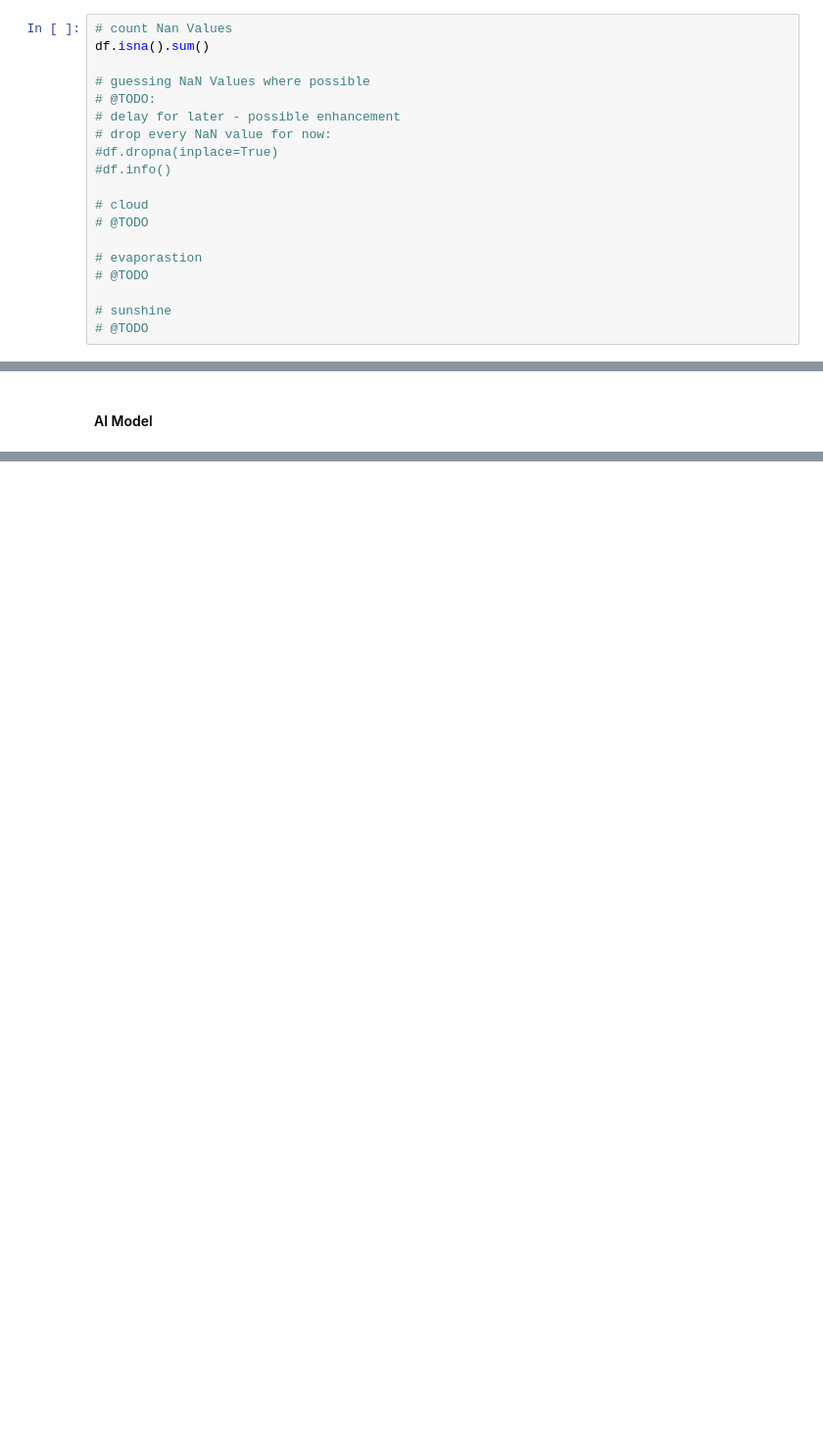
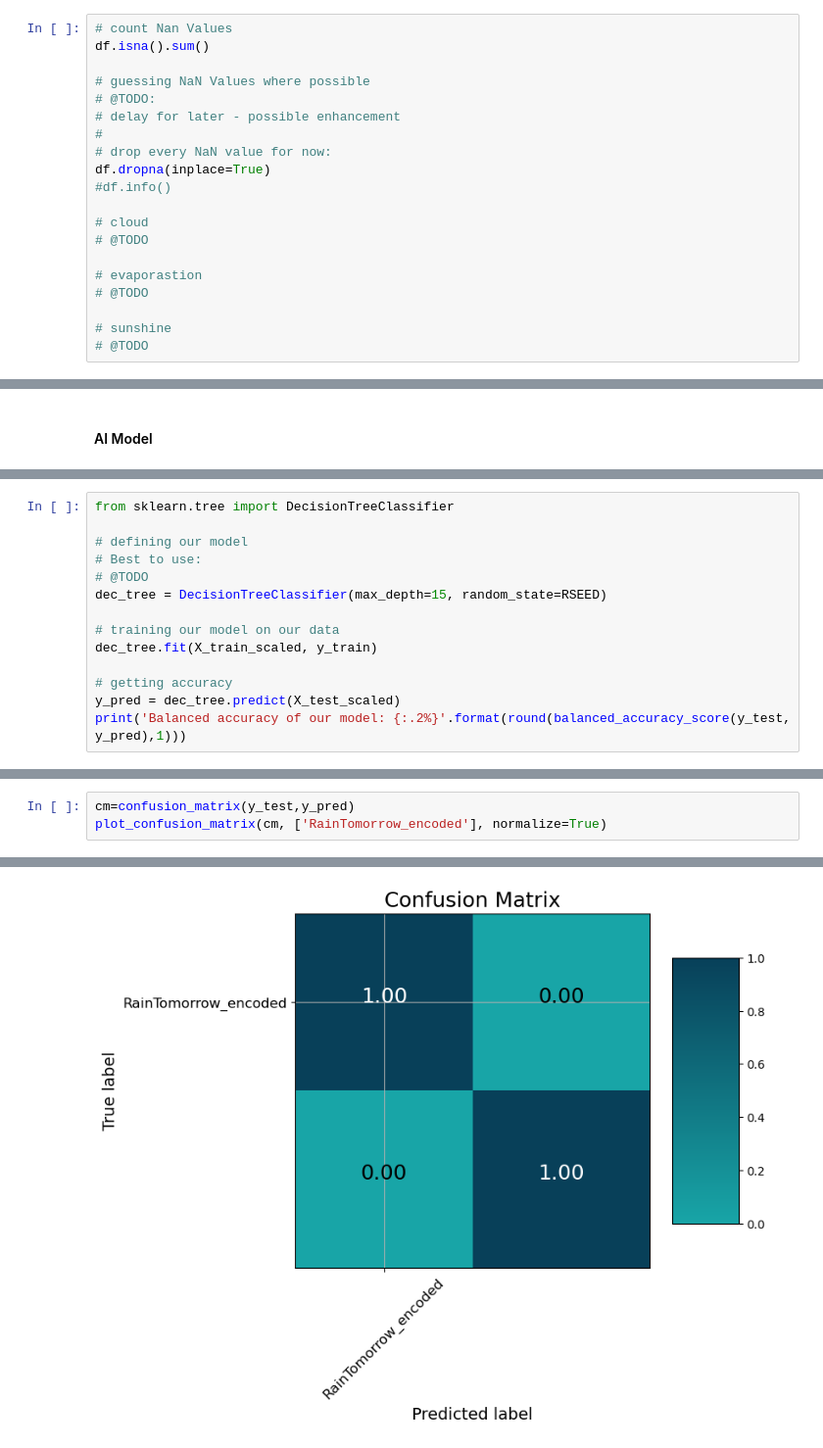
Before and after one commit to tobiasBayha/rainPredictionAustralia, a Jupyter notebook: notebooks/Tobias.ipynb, the cells around one changed output, grey strips where cells are left out. Shown: that part at 98% size. Saved outputs shown, nothing was run; the diff lists cells and outputs as text; blank space fills up the shorter version.

```diff
--- a/notebooks/Tobias.ipynb
+++ b/notebooks/Tobias.ipynb
@@ -432,8 +461,9 @@ df.isna().sum()
 # guessing NaN Values where possible
 # @TODO:
 # delay for later - possible enhancement
+#
 # drop every NaN value for now:
-#df.dropna(inplace=True)
+df.dropna(inplace=True)
 #df.info()
 
 # cloud
@@ -528,0 +591,14 @@ X_test_scaled = pd.DataFrame(scaler.transform(X_test), columns=X_test.columns, i
+# %%
+from sklearn.tree import DecisionTreeClassifier
+
+# defining our model
+# Best to use:
+# @TODO
+dec_tree = DecisionTreeClassifier(max_depth=15, random_state=RSEED)
+
+# training our model on our data
+dec_tree.fit(X_train_scaled, y_train)
+
+# getting accuracy
+y_pred = dec_tree.predict(X_test_scaled)
+print('Balanced accuracy of our model: {:.2%}'.format(round(balanced_accuracy_score(y_test, y_pred),1)))
@@ -528,0 +672,4 @@ X_test_scaled = pd.DataFrame(scaler.transform(X_test), columns=X_test.columns, i
+# %%
+cm=confusion_matrix(y_test,y_pred)
+plot_confusion_matrix(cm, ['RainTomorrow_encoded'], normalize=True)
+# %% [output]
@@ -528,0 +677 @@ X_test_scaled = pd.DataFrame(scaler.transform(X_test), columns=X_test.columns, i
+[figure, added]
```
Also changed, not shown: parts of 24 cells of this notebook, 2 other files.
